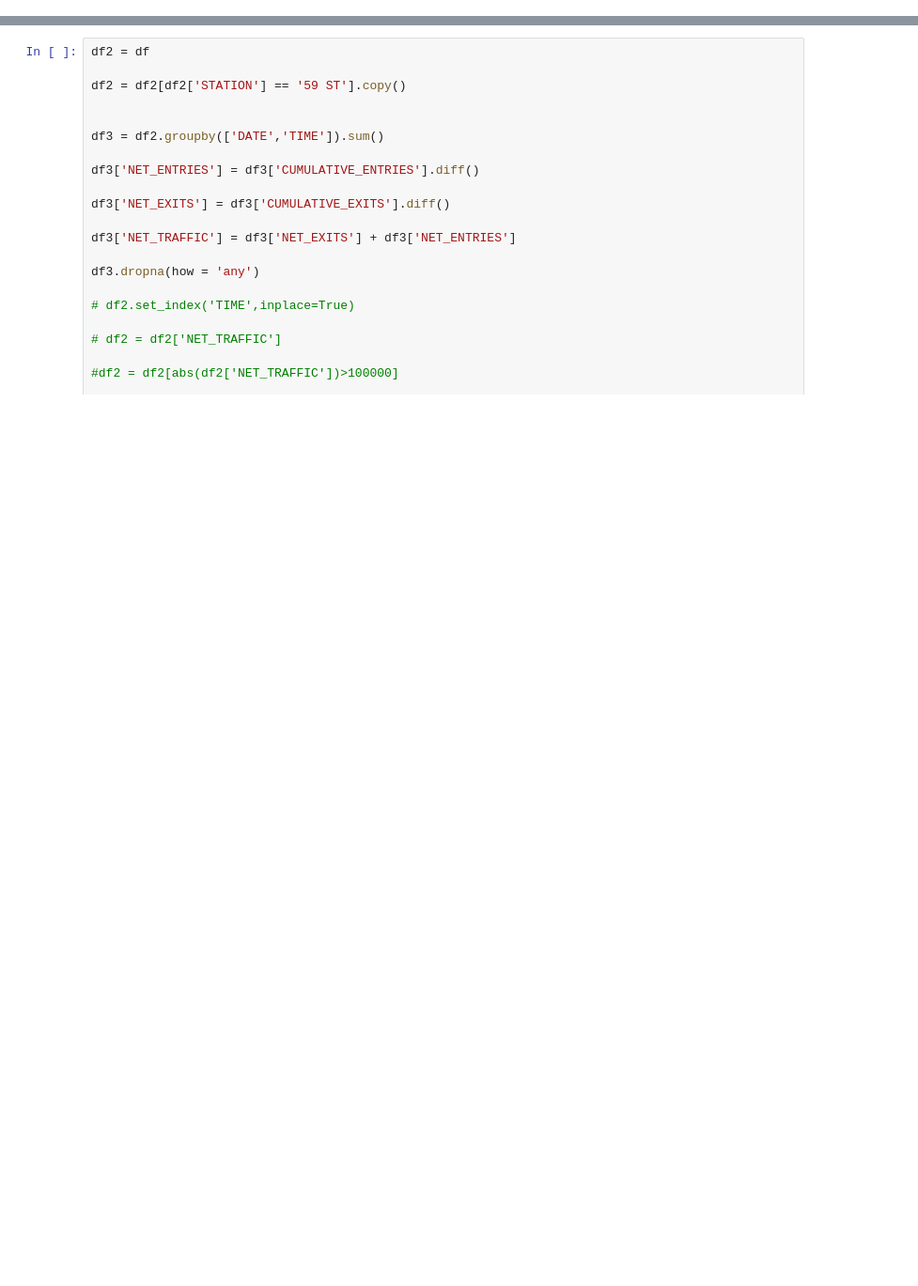
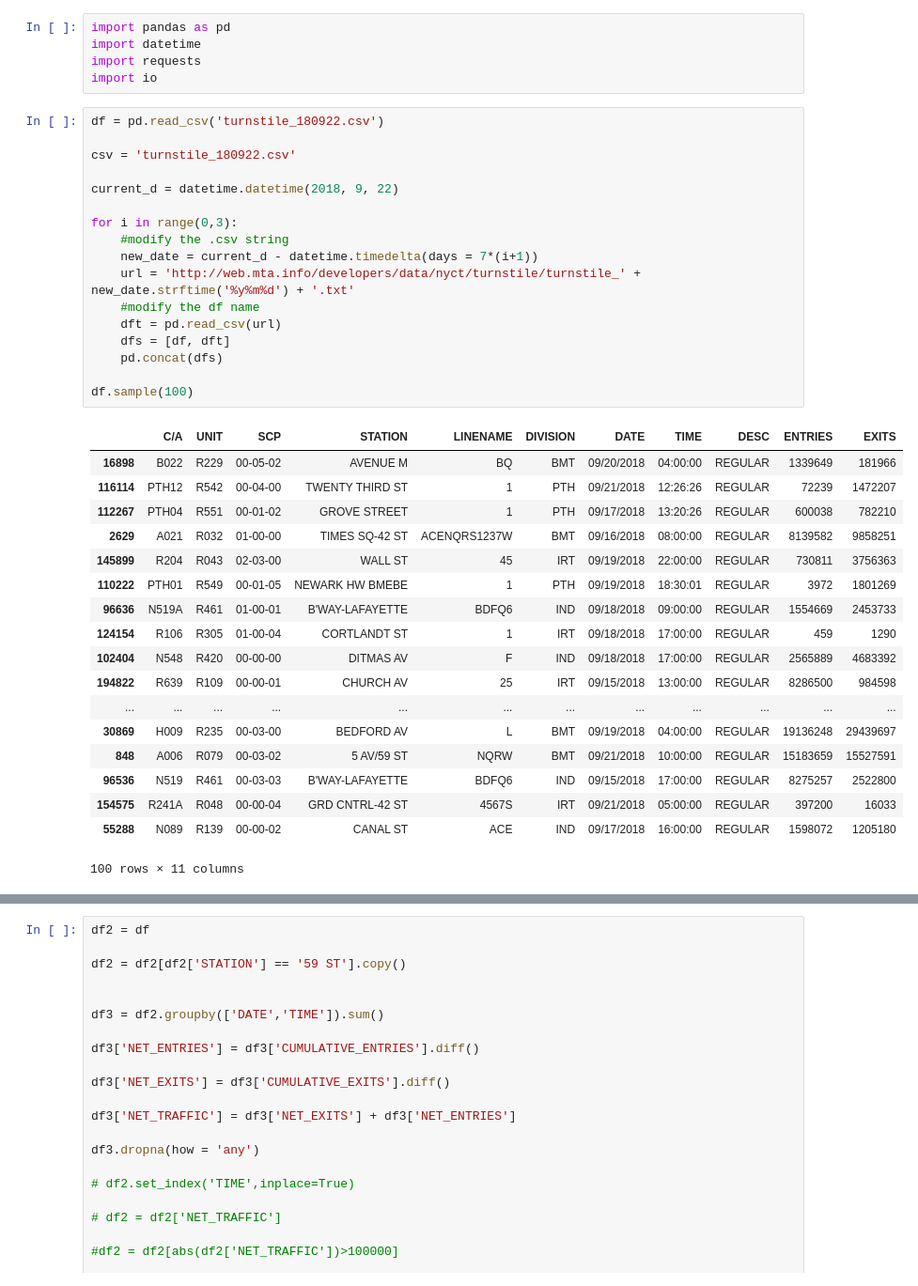
Before and after one commit to dynogravelso/benson_group_2, a Jupyter notebook: Data exploration.ipynb, the cells around one changed output, grey strips where cells are left out. Shown at 94% size. Saved outputs shown, nothing was run; the diff lists cells and outputs as text; blank space fills up the shorter version.

```diff
--- a/Data exploration.ipynb
+++ b/Data exploration.ipynb
@@ -1 +1,42 @@
+# %%
+import pandas as pd
+import datetime
+import requests
+import io
+# %%
+df = pd.read_csv('turnstile_180922.csv')
+
+csv = 'turnstile_180922.csv'
+
+current_d = datetime.datetime(2018, 9, 22)
+
+for i in range(0,3):
+    #modify the .csv string
+    new_date = current_d - datetime.timedelta(days = 7*(i+1))
+    url = 'http://web.mta.info/developers/data/nyct/turnstile/turnstile_' + new_date.strftime('%y%m%d') + '.txt'
+    #modify the df name
+    dft = pd.read_csv(url)
+    dfs = [df, dft]
+    pd.concat(dfs)
+
+df.sample(100)
+# %% [output]
+|  | C/A | UNIT | SCP | STATION | LINENAME | DIVISION | DATE | TIME | DESC | ENTRIES | EXITS |
+| 16898 | B022 | R229 | 00-05-02 | AVENUE M | BQ | BMT | 09/20/2018 | 04:00:00 | REGULAR | 1339649 | 181966 |
+| 116114 | PTH12 | R542 | 00-04-00 | TWENTY THIRD ST | 1 | PTH | 09/21/2018 | 12:26:26 | REGULAR | 72239 | 1472207 |
+| 112267 | PTH04 | R551 | 00-01-02 | GROVE STREET | 1 | PTH | 09/17/2018 | 13:20:26 | REGULAR | 600038 | 782210 |
+| 2629 | A021 | R032 | 01-00-00 | TIMES SQ-42 ST | ACENQRS1237W | BMT | 09/16/2018 | 08:00:00 | REGULAR | 8139582 | 9858251 |
+| 145899 | R204 | R043 | 02-03-00 | WALL ST | 45 | IRT | 09/19/2018 | 22:00:00 | REGULAR | 730811 | 3756363 |
+| 110222 | PTH01 | R549 | 00-01-05 | NEWARK HW BMEBE | 1 | PTH | 09/19/2018 | 18:30:01 | REGULAR | 3972 | 1801269 |
+| 96636 | N519A | R461 | 01-00-01 | B'WAY-LAFAYETTE | BDFQ6 | IND | 09/18/2018 | 09:00:00 | REGULAR | 1554669 | 2453733 |
+| 124154 | R106 | R305 | 01-00-04 | CORTLANDT ST | 1 | IRT | 09/18/2018 | 17:00:00 | REGULAR | 459 | 1290 |
+| 102404 | N548 | R420 | 00-00-00 | DITMAS AV | F | IND | 09/18/2018 | 17:00:00 | REGULAR | 2565889 | 4683392 |
+| 194822 | R639 | R109 | 00-00-01 | CHURCH AV | 25 | IRT | 09/15/2018 | 13:00:00 | REGULAR | 8286500 | 984598 |
+| ... | ... | ... | ... | ... | ... | ... | ... | ... | ... | ... | ... |
+| 30869 | H009 | R235 | 00-03-00 | BEDFORD AV | L | BMT | 09/19/2018 | 04:00:00 | REGULAR | 19136248 | 29439697 |
+| 848 | A006 | R079 | 00-03-02 | 5 AV/59 ST | NQRW | BMT | 09/21/2018 | 10:00:00 | REGULAR | 15183659 | 15527591 |
+| 96536 | N519 | R461 | 00-03-03 | B'WAY-LAFAYETTE | BDFQ6 | IND | 09/15/2018 | 17:00:00 | REGULAR | 8275257 | 2522800 |
+| 154575 | R241A | R048 | 00-00-04 | GRD CNTRL-42 ST | 4567S | IRT | 09/21/2018 | 05:00:00 | REGULAR | 397200 | 16033 |
+| 55288 | N089 | R139 | 00-00-02 | CANAL ST | ACE | IND | 09/17/2018 | 16:00:00 | REGULAR | 1598072 | 1205180 |
+100 rows × 11 columns
 # %%
```
Also changed, not shown: parts of 1 cell of this notebook.
